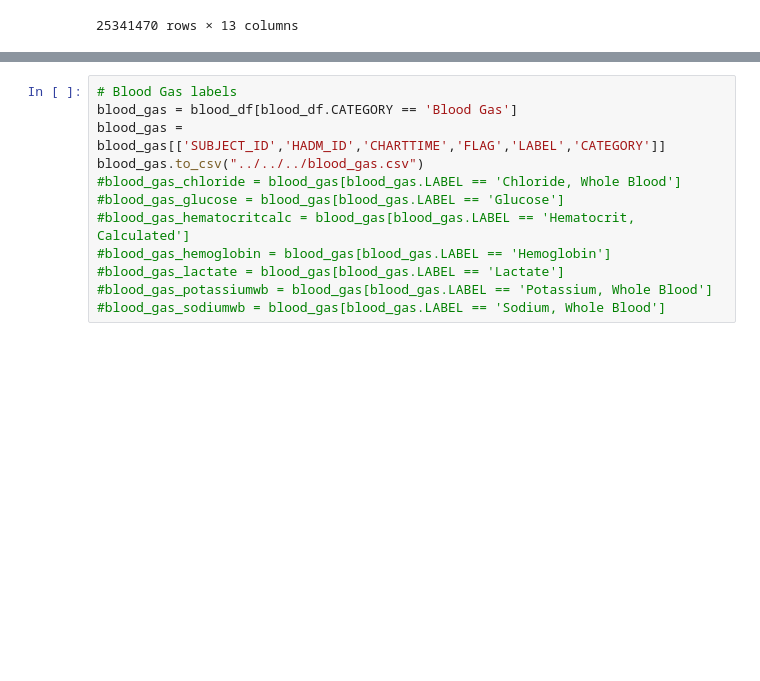
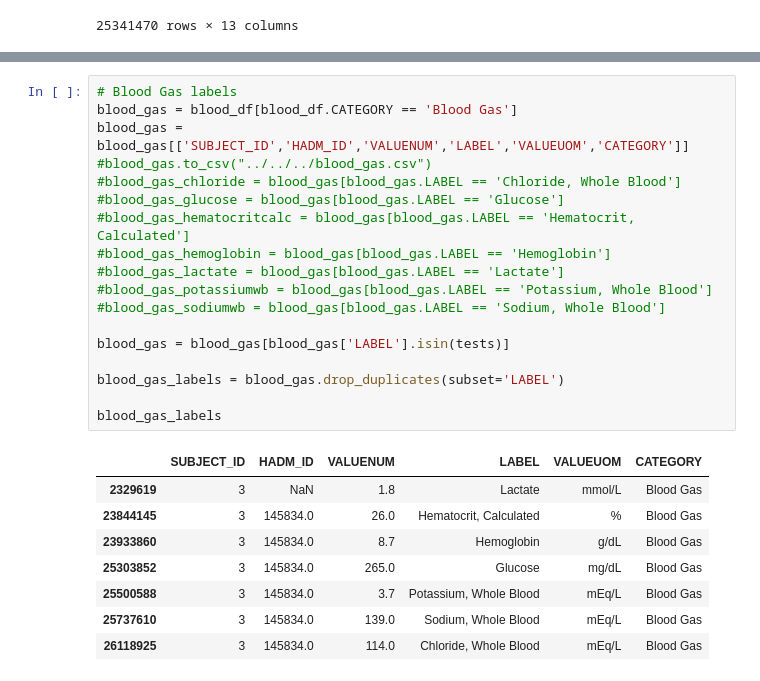
Before and after one commit to luker0bert/CriticalCareAnalysis, a Jupyter notebook: Notebooks/Lab Events Analysis JCC.ipynb, the cells around one changed output, grey strips where cells are left out. Cells and saved outputs as stored; diff of their text form; blank space fills up the shorter version.

```diff
--- a/Notebooks/Lab Events Analysis JCC.ipynb
+++ b/Notebooks/Lab Events Analysis JCC.ipynb
@@ -106,15 +70,30 @@ blood_df
 # %%
 # Blood Gas labels
 blood_gas = blood_df[blood_df.CATEGORY == 'Blood Gas']
-blood_gas = blood_gas[['SUBJECT_ID','HADM_ID','CHARTTIME','FLAG','LABEL','CATEGORY']]
-blood_gas.to_csv("../../../blood_gas.csv")
+blood_gas = blood_gas[['SUBJECT_ID','HADM_ID','VALUENUM','LABEL','VALUEUOM','CATEGORY']]
+#blood_gas.to_csv("../../../blood_gas.csv")
 #blood_gas_chloride = blood_gas[blood_gas.LABEL == 'Chloride, Whole Blood']
 #blood_gas_glucose = blood_gas[blood_gas.LABEL == 'Glucose']
 #blood_gas_hematocritcalc = blood_gas[blood_gas.LABEL == 'Hematocrit, Calculated']
 #blood_gas_hemoglobin = blood_gas[blood_gas.LABEL == 'Hemoglobin']
 #blood_gas_lactate = blood_gas[blood_gas.LABEL == 'Lactate']
 #blood_gas_potassiumwb = blood_gas[blood_gas.LABEL == 'Potassium, Whole Blood']
 #blood_gas_sodiumwb = blood_gas[blood_gas.LABEL == 'Sodium, Whole Blood']
+
+blood_gas = blood_gas[blood_gas['LABEL'].isin(tests)]
+
+blood_gas_labels = blood_gas.drop_duplicates(subset='LABEL')
+
+blood_gas_labels
+# %% [output]
+|  | SUBJECT_ID | HADM_ID | VALUENUM | LABEL | VALUEUOM | CATEGORY |
+| 2329619 | 3 | NaN | 1.8 | Lactate | mmol/L | Blood Gas |
+| 23844145 | 3 | 145834.0 | 26.0 | Hematocrit, Calculated | % | Blood Gas |
+| 23933860 | 3 | 145834.0 | 8.7 | Hemoglobin | g/dL | Blood Gas |
+| 25303852 | 3 | 145834.0 | 265.0 | Glucose | mg/dL | Blood Gas |
+| 25500588 | 3 | 145834.0 | 3.7 | Potassium, Whole Blood | mEq/L | Blood Gas |
+| 25737610 | 3 | 145834.0 | 139.0 | Sodium, Whole Blood | mEq/L | Blood Gas |
+| 26118925 | 3 | 145834.0 | 114.0 | Chloride, Whole Blood | mEq/L | Blood Gas |
 # %%
 # Chemistry labels
 chemistry = blood_df[blood_df.CATEGORY == 'Chemistry']
```
Also changed, not shown: parts of 6 cells of this notebook.
